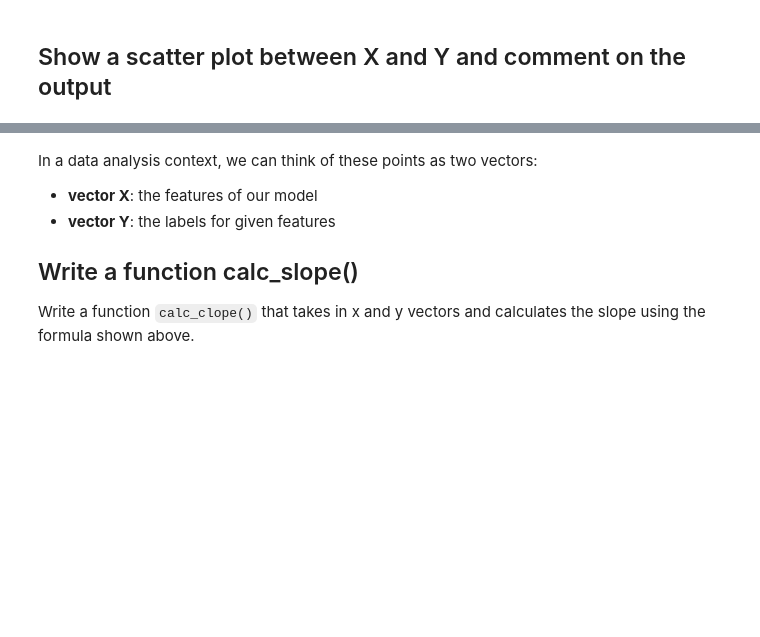
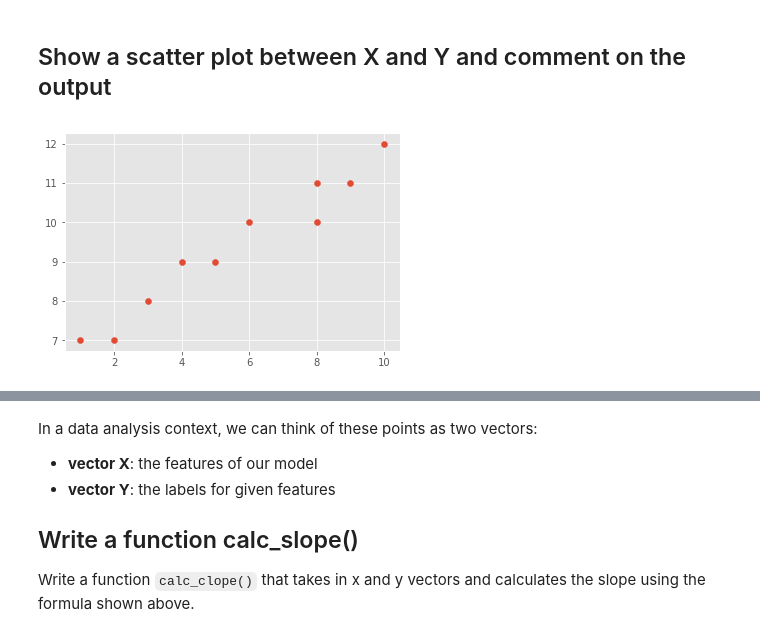
Before and after one commit to kayschulz/dsc-0-10-07-simple-linear-regression-lab-seattle-ds-career-040119, a Jupyter notebook: index.ipynb, the cells around one changed output, grey strips where cells are left out. Cells and saved outputs as stored; diff of their text form; code cells hidden in the pictures; blank space fills up the shorter version.

```diff
--- a/index.ipynb
+++ b/index.ipynb
@@ -39,4 +39,6 @@ Y = np.array([7,7,8,9,9,10,10,11,11,12], dtype=np.float64)
 ## Show a scatter plot between X and Y and comment on the output
 # %%
 plt.scatter(X,Y)
-plt
+plt.show()
+# %% [output]
+[figure, added]
```
Also changed, not shown: parts of 2 cells of this notebook.
